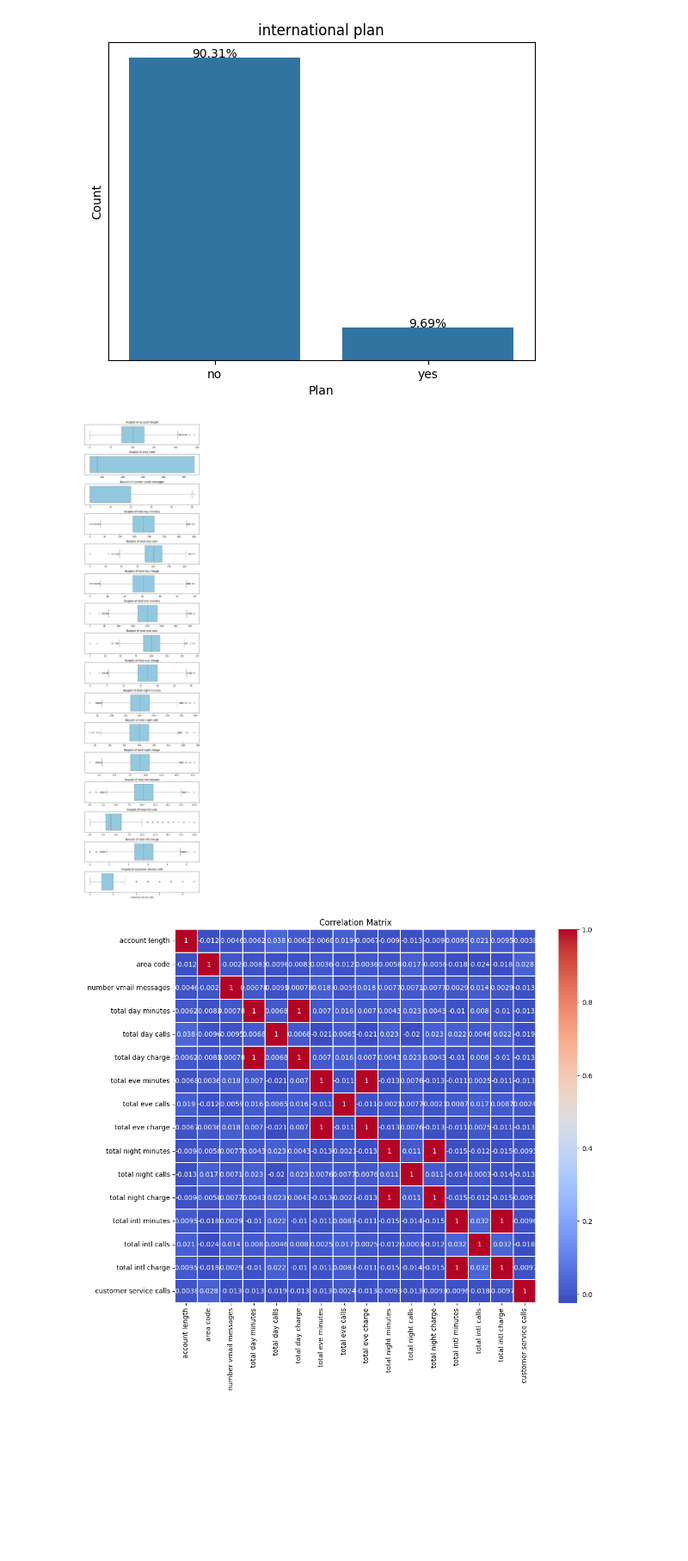
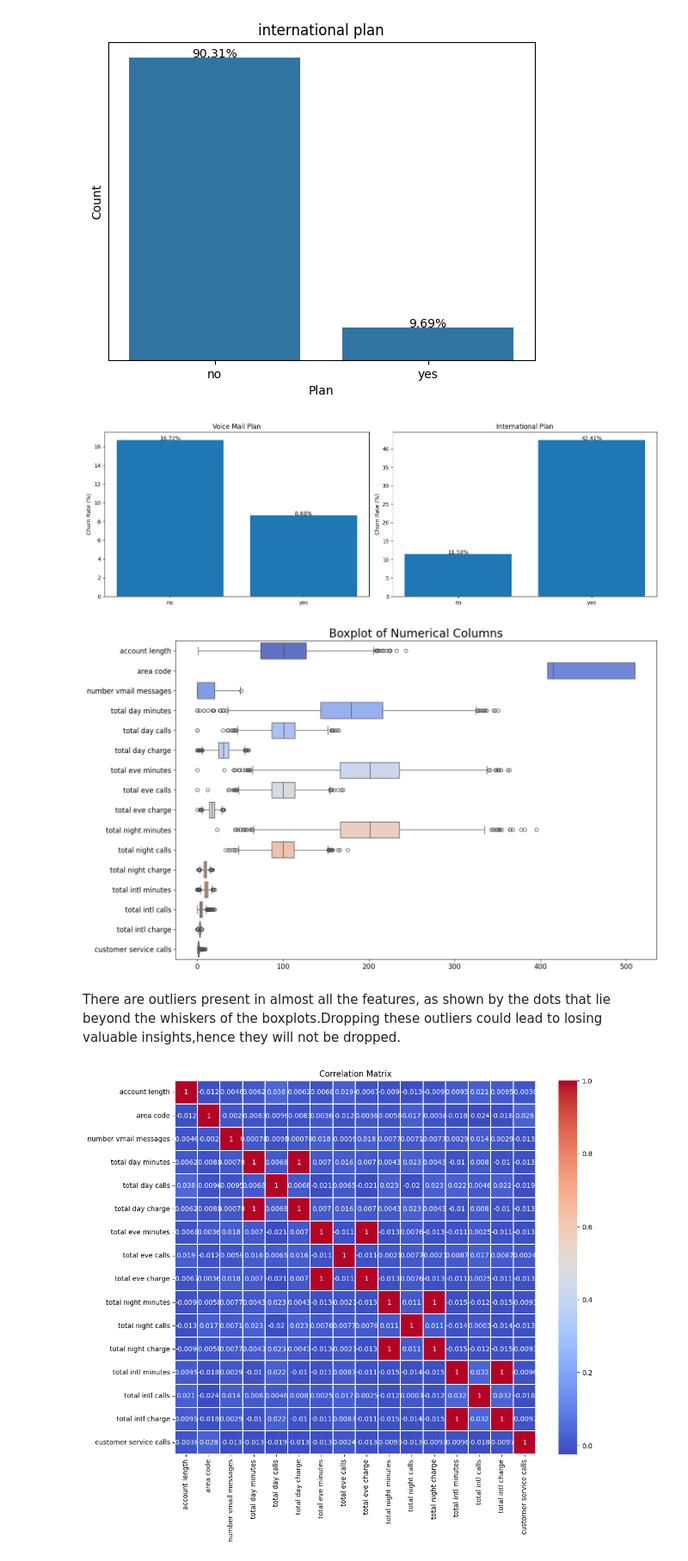
Before and after one commit to cynthiajepkogei/project-phase-3, a Jupyter notebook: notebook.ipynb, the cells around one changed output. Shown: that part at 86% size. Drawn from its saved outputs; the diff is of its cells as text; code cells hidden in the pictures; blank space fills up the shorter version.

Commit message:
tunned data

```diff
--- a/notebook.ipynb
+++ b/notebook.ipynb
@@ -312,38 +297,72 @@ plt.yticks([])
 plt.show()
 # %% [output]
 [figure]
+# %%
+
+
+# Calculate churn rates
+vm_plan_churn_rate = df.groupby('voice mail plan')['churn'].mean() * 100
+intl_plan_churn_rate = df.groupby('international plan')['churn'].mean() * 100
+
+fig, axs = plt.subplots(1, 2, figsize=(15, 5))
+
+# Create a bar plot for voice mail plan
+axs[0].bar(vm_plan_churn_rate.index, vm_plan_churn_rate)
+axs[0].set_title('Voice Mail Plan')
+axs[0].set_ylabel('Churn Rate (%)')
+
+# Add percentage on top of each bar
+for i in range(len(vm_plan_churn_rate)):
+    axs[0].text(i, vm_plan_churn_rate.iloc[i], f'{vm_plan_churn_rate.iloc[i]:.2f}%', ha='center')
+
+# Create a bar plot for international plan
+axs[1].bar(intl_plan_churn_rate.index, intl_plan_churn_rate)
+axs[1].set_title('International Plan')
+axs[1].set_ylabel('Churn Rate (%)')
+
+# Add percentage on top of each bar
+for i in range(len(intl_plan_churn_rate)):
+    axs[1].text(i, intl_plan_churn_rate.iloc[i], f'{intl_plan_churn_rate.iloc[i]:.2f}%', ha='center')
+
+plt.tight_layout()
+plt.show()
+# %% [output]
+[figure, added]
 # %%
-
-import matplotlib.pyplot as plt
-import seaborn as sns
 
 # List of numerical columns
 num_cols = ['account length', 'area code', 'number vmail messages',
             'total day minutes', 'total day calls', 'total day charge',
             'total eve minutes', 'total eve calls', 'total eve charge',
             'total night minutes', 'total night calls', 'total night charge',
             'total intl minutes', 'total intl calls', 'total intl charge',
             'customer service calls']
 
-# Create subplots for each column
-fig, axs = plt.subplots(nrows=len(num_cols), figsize=(8, 2*len(num_cols)))
+# Create a new DataFrame with numerical columns only
+df_num = df[num_cols]
 
-for i, col in enumerate(num_cols):
-    # Create a boxplot for each column
-    sns.boxplot(x=col, data=df, ax=axs[i], color='skyblue')
+# Create a larger plot
+plt.figure(figsize=(15, 10))
 
-    # Remove x-axis label for all but the last subplot
-    if i < len(num_cols) - 1:
-        axs[i].set_xlabel('')
+# Create a color palette
+palette = sns.color_palette("coolwarm", len(num_cols))
 
-    # Add a title to each subplot
-    axs[i].set_title('Boxplot of ' + col)
+# Create a boxplot for each numerical column
+sns.boxplot(data=df_num, orient="h", palette=palette)
 
-# Adjust the layout and show the plot
-plt.tight_layout()
+# Increase the font size for better readability
+plt.xticks(fontsize=12)
+plt.yticks(fontsize=12)
+
+# Add a title to the plot
+plt.title('Boxplot of Numerical Columns', fontsize=20)
+
+# Show the plot
 plt.show()
 # %% [output]
-[figure, old version]
+[figure, new version]
+# %% [markdown]
+There are outliers present in almost all the features, as shown by the dots that lie beyond the whiskers of the boxplots.Dropping these outliers could lead to losing valuable insights,hence they will not be dropped.
 # %%
 
 # Select only numeric columns for the correlation matrix
```
Also changed, not shown: parts of 22 cells of this notebook.
